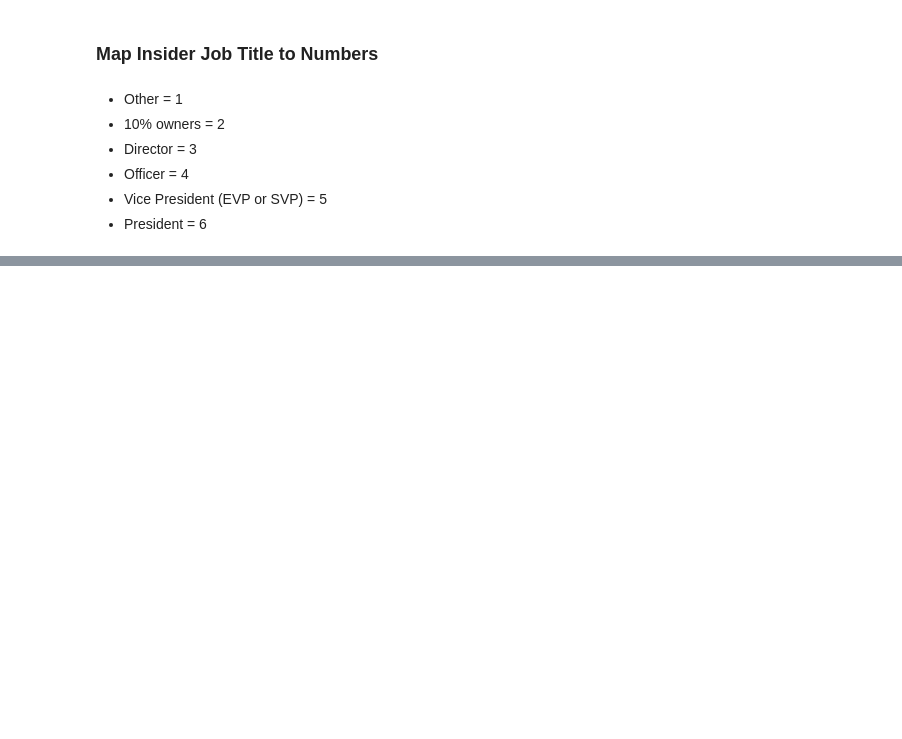
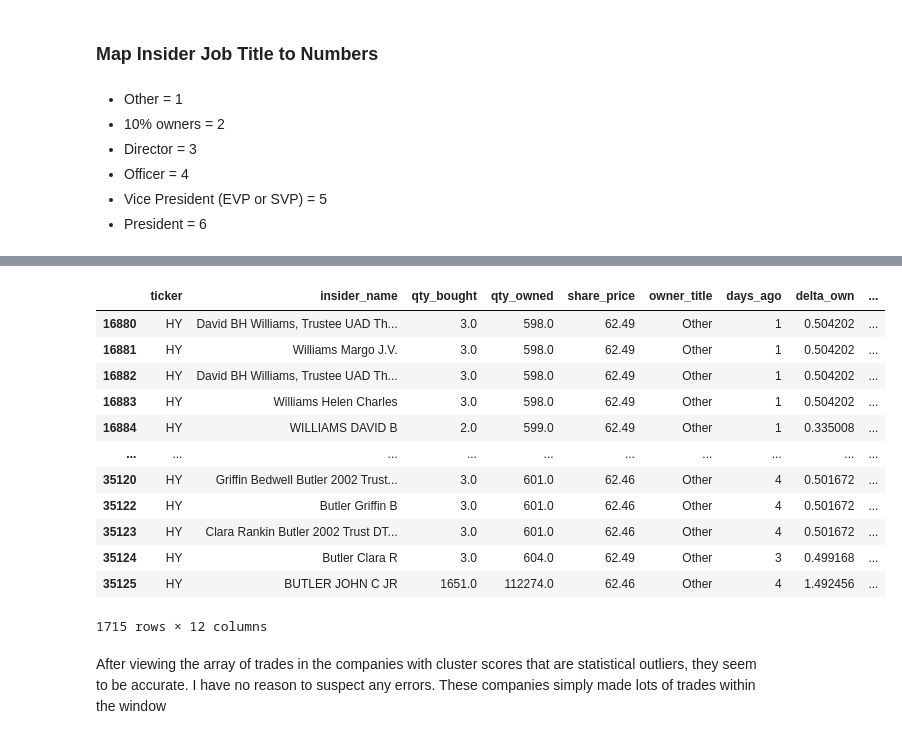
Before and after one commit to nicholasviscomi/Ad-Astra-Capital-Go, a Jupyter notebook: src/OpenInsider/analysis.ipynb, the cells around one changed output, grey strips where cells are left out. Cells and saved outputs as stored; diff of their text form; code cells hidden in the pictures; blank space fills up the shorter version.

Commit message:
starting to work with dataframes to start the by-hand analysis

```diff
--- a/src/OpenInsider/analysis.ipynb
+++ b/src/OpenInsider/analysis.ipynb
@@ -635,0 +449,5 @@ Escherich Frederic A (Director): 5228.0 ADX @ 17.12 on 2020-12-28 (0000002230-20
+# %%
+df = pd.read_csv("Assets/DataFrame.csv")
+# %%
+df.drop("Unnamed: 0", axis=1, inplace=True) # remove weird column that was the row number
+df.head()
@@ -635,0 +476,18 @@ Escherich Frederic A (Director): 5228.0 ADX @ 17.12 on 2020-12-28 (0000002230-20
+# %%
+df[df["cluster_score"] > 100]
+# %% [output]
+|  | ticker | insider_name | qty_bought | qty_owned | share_price | owner_title | days_ago | delta_own | ... |
+| 16880 | HY | David BH Williams, Trustee UAD Th... | 3.0 | 598.0 | 62.49 | Other | 1 | 0.504202 | ... |
+| 16881 | HY | Williams Margo J.V. | 3.0 | 598.0 | 62.49 | Other | 1 | 0.504202 | ... |
+| 16882 | HY | David BH Williams, Trustee UAD Th... | 3.0 | 598.0 | 62.49 | Other | 1 | 0.504202 | ... |
+| 16883 | HY | Williams Helen Charles | 3.0 | 598.0 | 62.49 | Other | 1 | 0.504202 | ... |
+| 16884 | HY | WILLIAMS DAVID B | 2.0 | 599.0 | 62.49 | Other | 1 | 0.335008 | ... |
+| ... | ... | ... | ... | ... | ... | ... | ... | ... | ... |
+| 35120 | HY | Griffin Bedwell Butler 2002 Trust... | 3.0 | 601.0 | 62.46 | Other | 4 | 0.501672 | ... |
+| 35122 | HY | Butler Griffin B | 3.0 | 601.0 | 62.46 | Other | 4 | 0.501672 | ... |
+| 35123 | HY | Clara Rankin Butler 2002 Trust DT... | 3.0 | 601.0 | 62.46 | Other | 4 | 0.501672 | ... |
+| 35124 | HY | Butler Clara R | 3.0 | 604.0 | 62.49 | Other | 3 | 0.499168 | ... |
+| 35125 | HY | BUTLER JOHN C JR | 1651.0 | 112274.0 | 62.46 | Other | 4 | 1.492456 | ... |
+1715 rows × 12 columns
+# %% [markdown]
+After viewing the array of trades in the companies with cluster scores that are statistical outliers, they seem to be accurate. I have no reason to suspect any errors. These companies simply made lots of trades within the window
```
Also changed, not shown: parts of 31 cells of this notebook, 5 other files.
